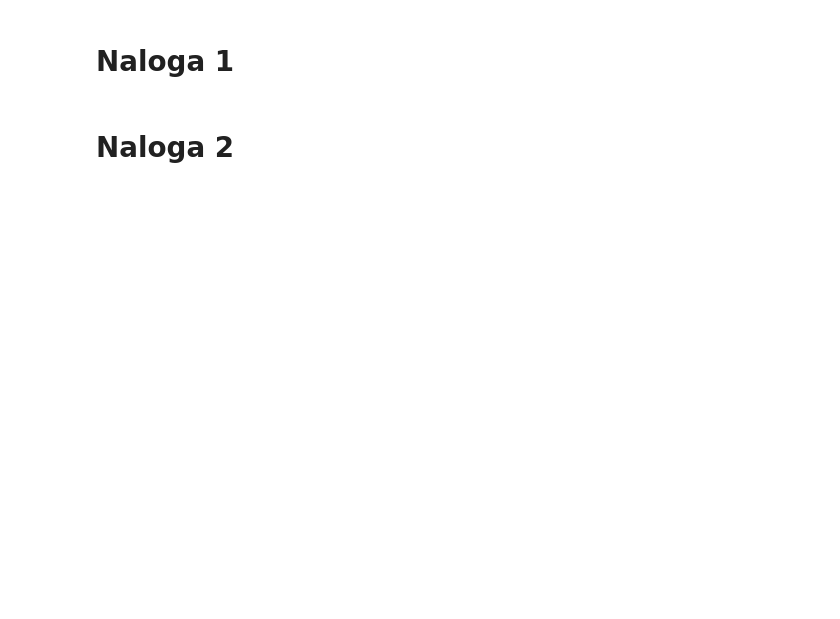
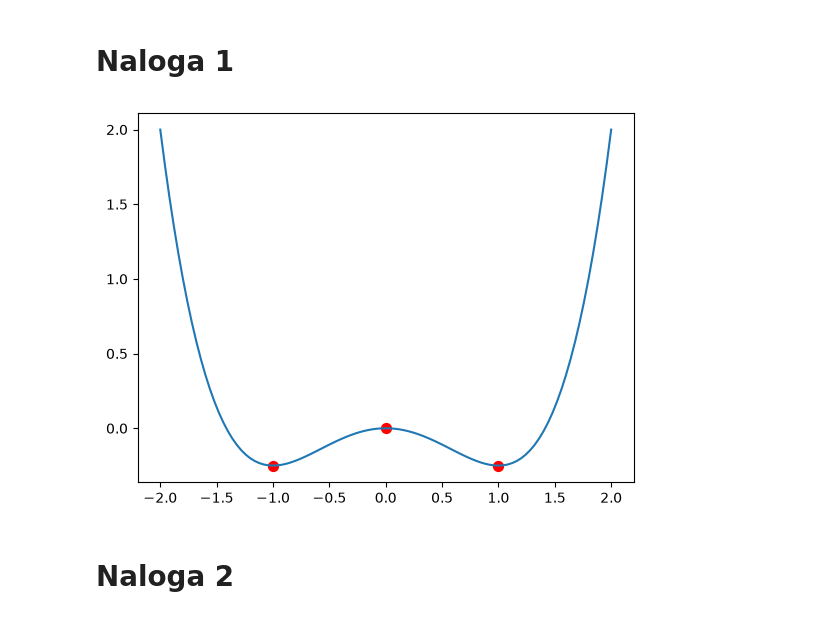
Before and after one commit to ReneMarkovic/Nelinearn_dinamicni_sistemi, a Jupyter notebook: 04_vaje/vaje_04_prazno.ipynb, the cells around one changed output. Saved outputs shown, nothing was run; the diff lists cells and outputs as text; code cells hidden in the pictures; blank space fills up the shorter version.

```diff
--- a/04_vaje/vaje_04_prazno.ipynb
+++ b/04_vaje/vaje_04_prazno.ipynb
@@ -137,4 +181,19 @@ def stabilna_mnogoterost(d=d, t_max=60.0):
 # %% [markdown]
 # Naloga 1
+# %%
+# Pripravljalna naloga
+x = np.linspace(-2,2,101,endpoint = True)
+y = potencial(x)
+
+xs = [-1,0,1]
+ys = [potencial(xx) for xx in xs]
+
+
+plt.plot(x,y)
+plt.scatter(xs,ys,s = 50, c = 'red')
+plt.show()
+plt.close()
+# %% [output]
+[figure, added]
 # %% [markdown]
 # Naloga 2
```
Also changed, not shown: parts of 10 cells of this notebook, 2 other files.
